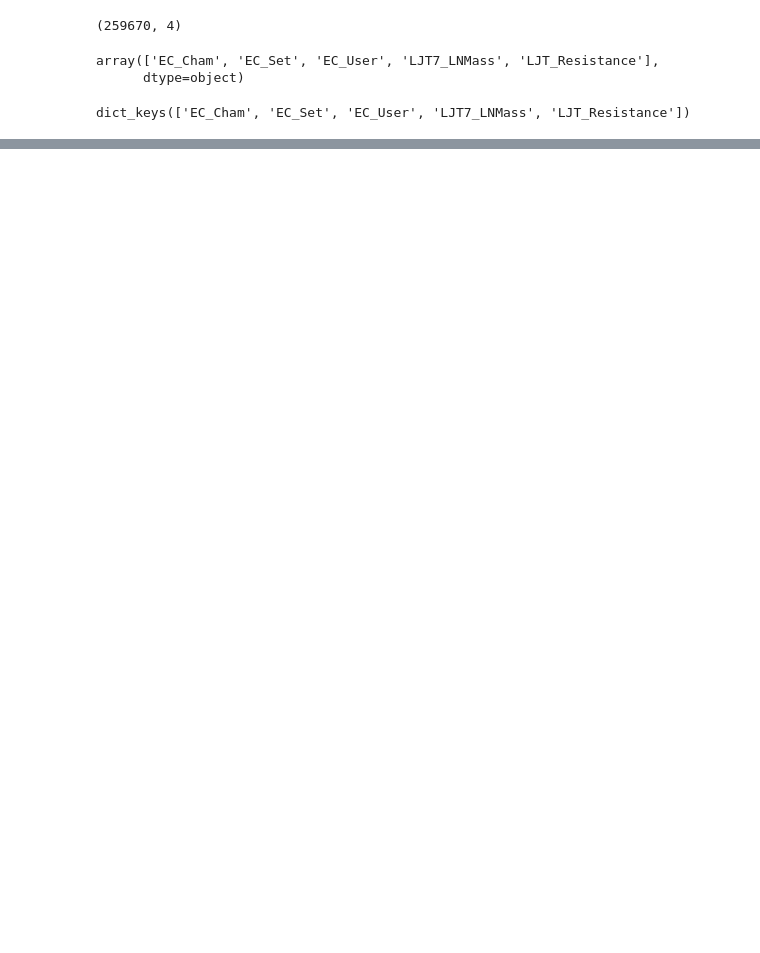
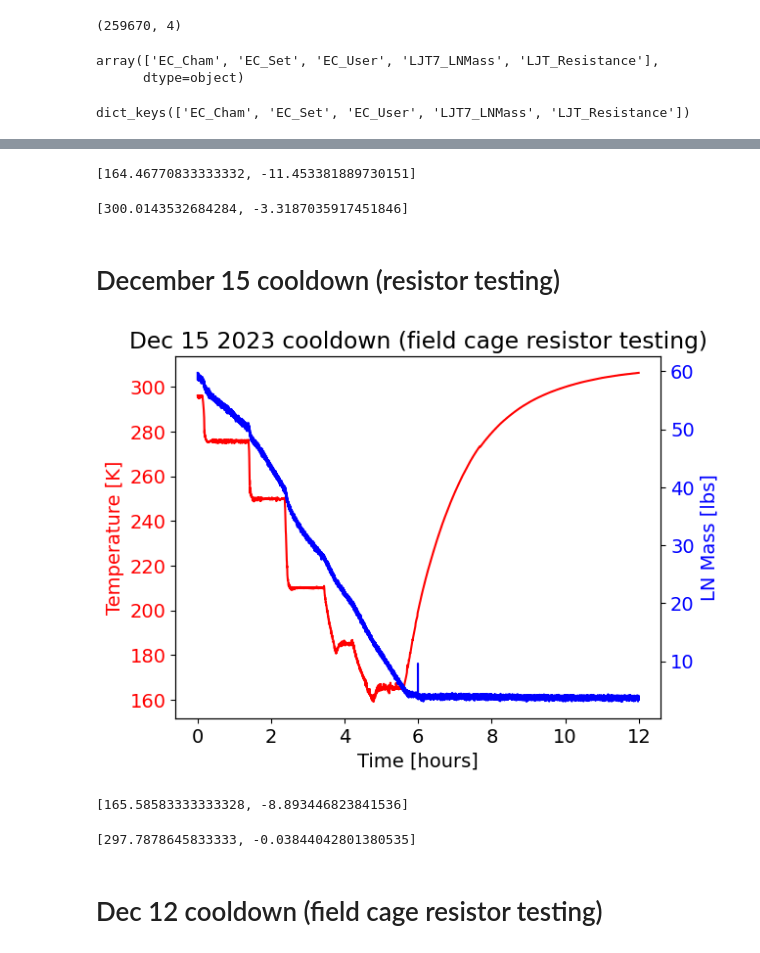
Before and after one commit to bglenardo/ec_slow_control_interface, a Jupyter notebook: LN_usage_analysis.ipynb, the cells around one changed output, grey strips where cells are left out. Cells and saved outputs as stored; diff of their text form; code cells hidden in the pictures; blank space fills up the shorter version.

```diff
--- a/LN_usage_analysis.ipynb
+++ b/LN_usage_analysis.ipynb
@@ -136,0 +137,47 @@ plt.plot(xguess,ExpFit(xguess,*p),linewidth=1,color='r')
+# %%
+GetUsageRateInTimeRange( output_dict, 10,20)
+# %% [output]
+[164.46770833333332, -11.453381889730151]
+# %%
+GetUsageRateInTimeRange( output_dict, 30,32)
+# %% [output]
+[300.0143532684284, -3.3187035917451846]
+# %% [markdown]
+# December 15 cooldown (resistor testing)
+# %%
+start_dt = datetime.datetime(2023,12,15,9,0,0)
+end_dt   = datetime.datetime(2023,12,15,21,0,0)
+
+# data_R = GetDataFromInflux( start_dt, end_dt )
+
+# print(data_R)
+# %%
+output_dict = convert_data_to_dict( GetDataFromInflux( start_dt, end_dt ) )
+# %%
+plt.title('Dec 15 2023 cooldown (field cage resistor testing)')
+
+plt.rcParams['font.size'] = 14
+
+plt.plot(ConvertDatesToHours(output_dict['EC_User'][0]),output_dict['EC_User'][1],'r')
+plt.ylabel('Temperature [K]', color='r')
+plt.gca().tick_params(axis='y',labelcolor='r')
+plt.xlabel('Time [hours]')
+
+ax = plt.gca()
+ax2 = ax.twinx()
+ax2.plot(ConvertDatesToHours(output_dict['LJT7_LNMass'][0]),output_dict['LJT7_LNMass'][1],'-b')
+ax2.set_ylabel('LN Mass [lbs]', color='b')
+ax2.tick_params(axis='y', labelcolor='b')
+plt.savefig('2023_12_15_cooldown_temp_and_LNMass.png',dpi=200,bbox_inches='tight')
+# %% [output]
+[figure, added]
+# %%
+GetUsageRateInTimeRange( output_dict, 5.4,5.5)
+# %% [output]
+[165.58583333333328, -8.893446823841536]
+# %%
+GetUsageRateInTimeRange( output_dict, 8,12)
+# %% [output]
+[297.7878645833333, -0.03844042801380535]
+# %% [markdown]
+# Dec 12 cooldown (field cage resistor testing)
```
Also changed, not shown: parts of 33 cells of this notebook.
